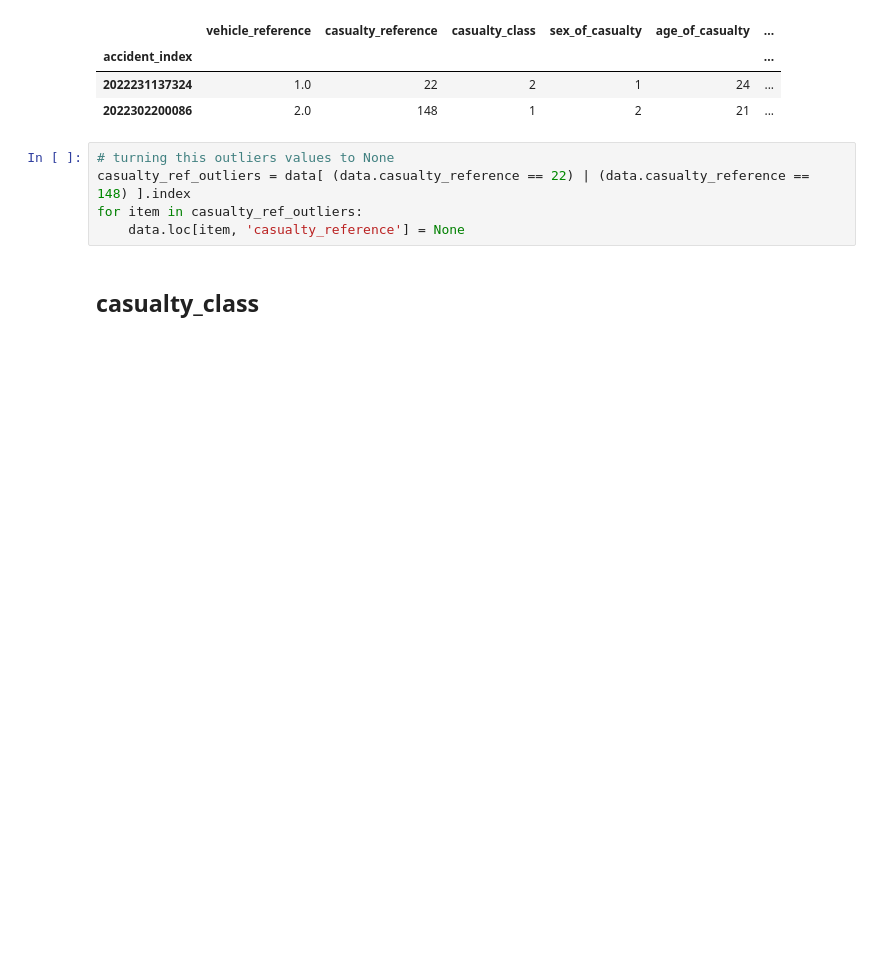
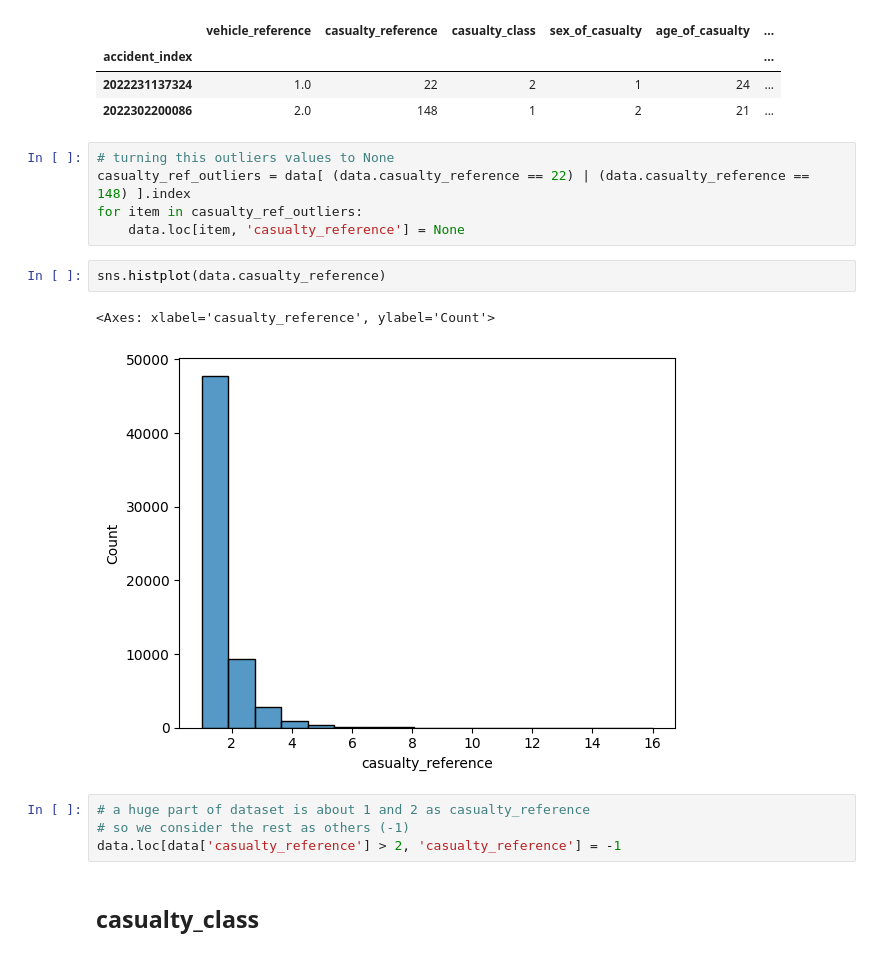
Before and after one commit to ali78efi/accidents_data_analyzing, a Jupyter notebook: accident_analys.ipynb, the cells around one changed output. Drawn from its saved outputs; the diff is of its cells as text; blank space fills up the shorter version.

```diff
--- a/accident_analys.ipynb
+++ b/accident_analys.ipynb
@@ -131,6 +131,15 @@ data[(data['casualty_reference'] == 22) | (data['casualty_reference'] == 148)]
 casualty_ref_outliers = data[ (data.casualty_reference == 22) | (data.casualty_reference == 148) ].index
 for item in casualty_ref_outliers:
     data.loc[item, 'casualty_reference'] = None
+# %%
+sns.histplot(data.casualty_reference)
+# %% [output]
+<Axes: xlabel='casualty_reference', ylabel='Count'>
+[figure, added]
+# %%
+# a huge part of dataset is about 1 and 2 as casualty_reference
+# so we consider the rest as others (-1)
+data.loc[data['casualty_reference'] > 2, 'casualty_reference'] = -1
 # %% [markdown]
 ## casualty_class
 # %%
```
Also changed, not shown: parts of 5 cells of this notebook.
